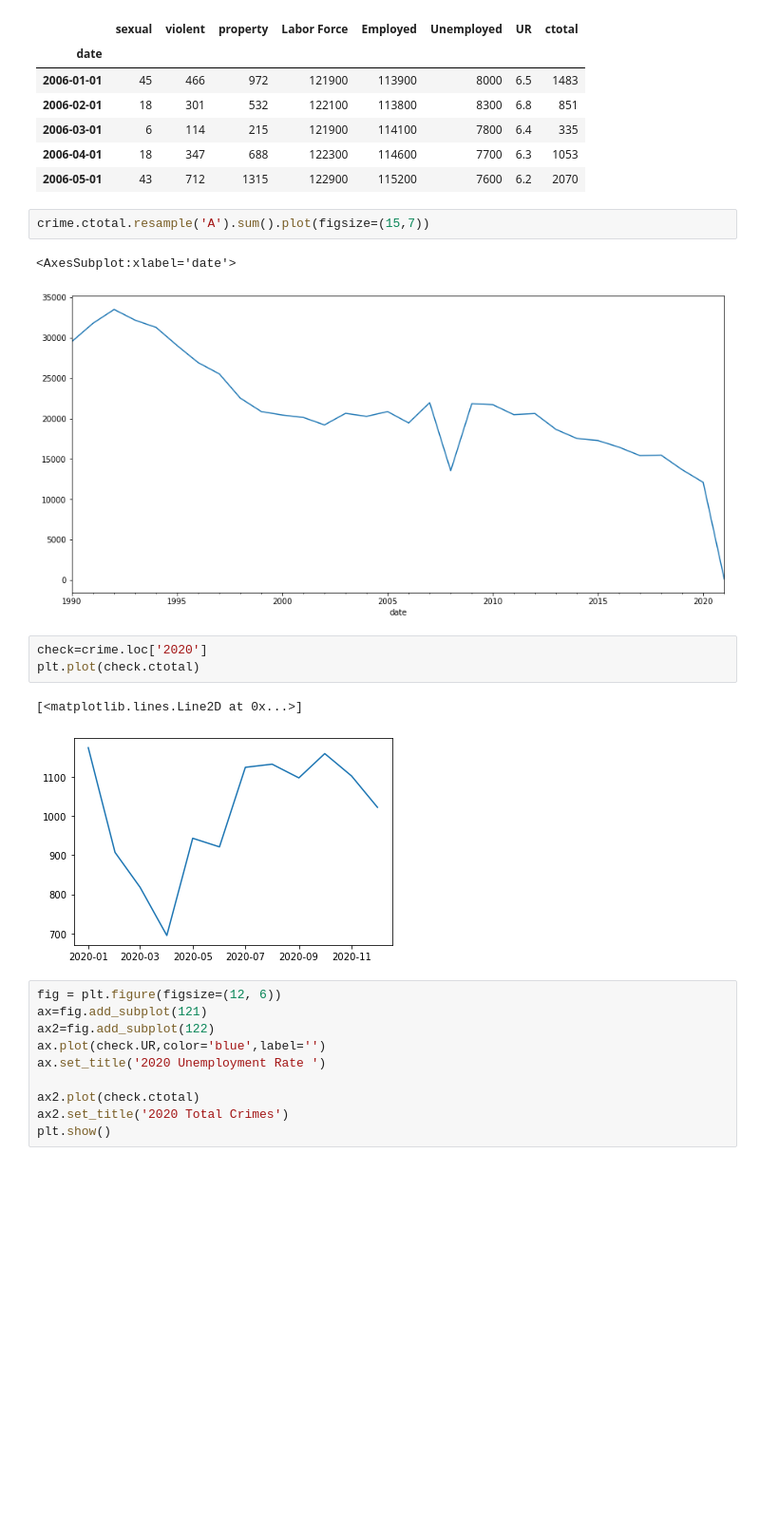
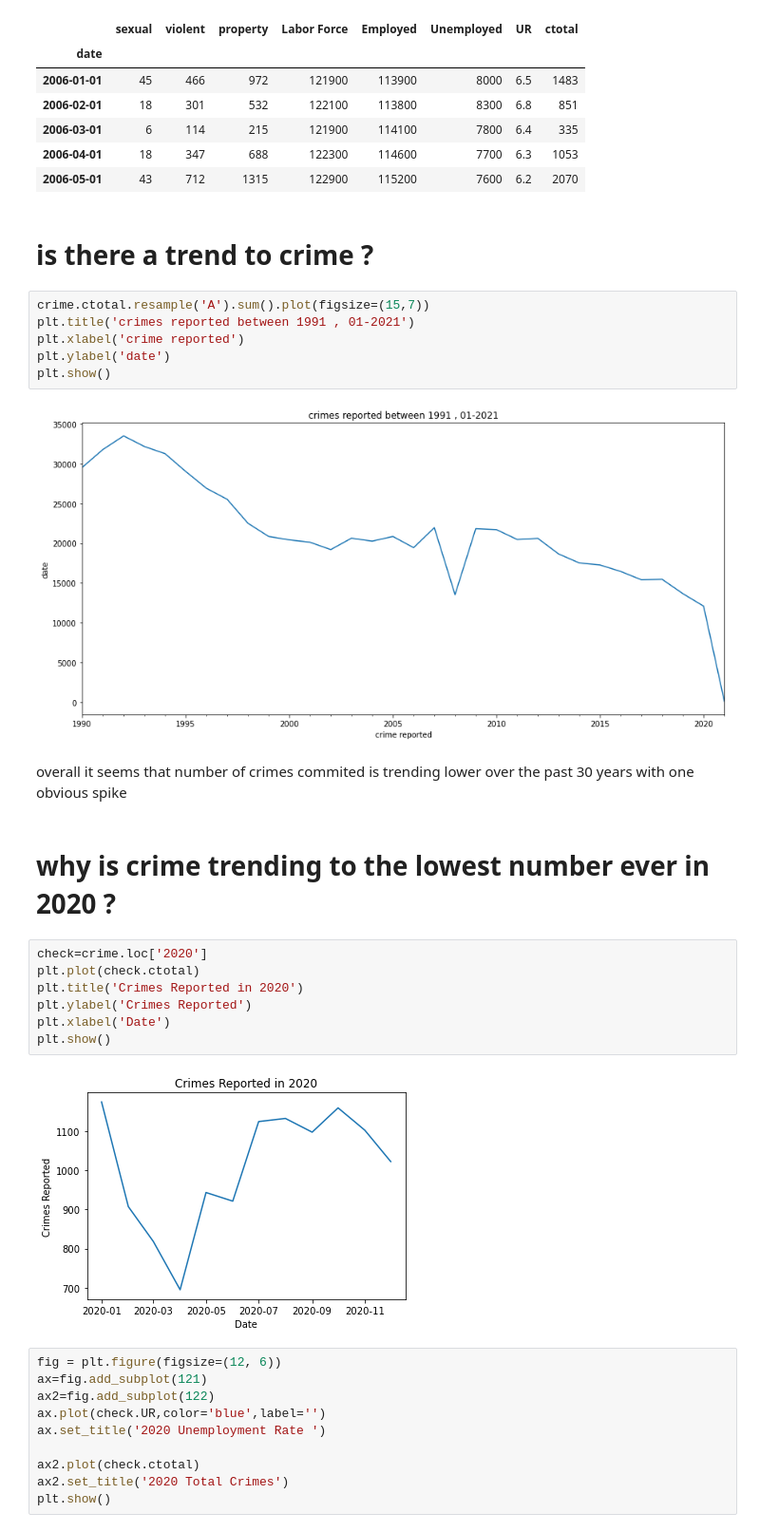
Before and after one commit to mamer-alomari/mameralomarinewyorkmodel, a Jupyter notebook: Buffalo_crime_eda.ipynb, the cells around one changed output. Shown at 95% size. Drawn from its saved outputs; the diff is of its cells as text; blank space fills up the shorter version.

```diff
--- a/Buffalo_crime_eda.ipynb
+++ b/Buffalo_crime_eda.ipynb
@@ -88,17 +88,29 @@ crime.head()
 | 2006-03-01 | 6 | 114 | 215 | 121900 | 114100 | 7800 | 6.4 | 335 |
 | 2006-04-01 | 18 | 347 | 688 | 122300 | 114600 | 7700 | 6.3 | 1053 |
 | 2006-05-01 | 43 | 712 | 1315 | 122900 | 115200 | 7600 | 6.2 | 2070 |
+# %% [markdown]
+# is there a trend to crime ?
 # %%
 crime.ctotal.resample('A').sum().plot(figsize=(15,7))
+plt.title('crimes reported between 1991 , 01-2021')
+plt.xlabel('crime reported')
+plt.ylabel('date')
+plt.show()
 # %% [output]
-<AxesSubplot:xlabel='date'>
-[figure, old version]
+[figure, new version]
+# %% [markdown]
+overall it seems that number of crimes commited is trending lower over the past 30 years with one obvious spike
+# %% [markdown]
+# why is crime trending to the lowest number ever in 2020 ?
 # %%
 check=crime.loc['2020']
 plt.plot(check.ctotal)
+plt.title('Crimes Reported in 2020')
+plt.ylabel('Crimes Reported')
+plt.xlabel('Date')
+plt.show()
 # %% [output]
-[<matplotlib.lines.Line2D at 0x...>]
-[figure, old version]
+[figure, new version]
 # %%
 fig = plt.figure(figsize=(12, 6))
 ax=fig.add_subplot(121)
```
Also changed, not shown: parts of 43 cells of this notebook.
